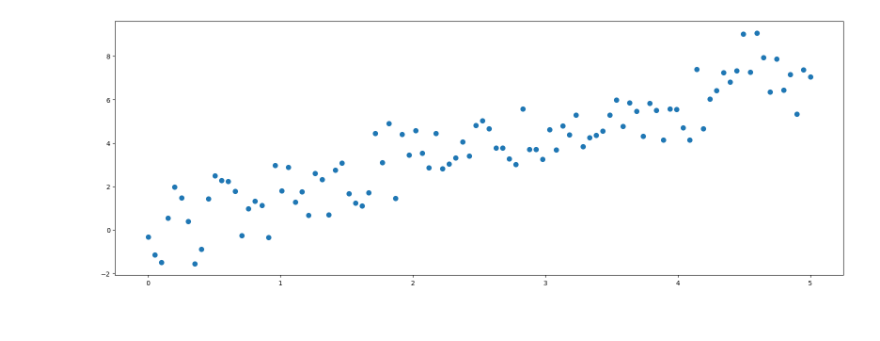
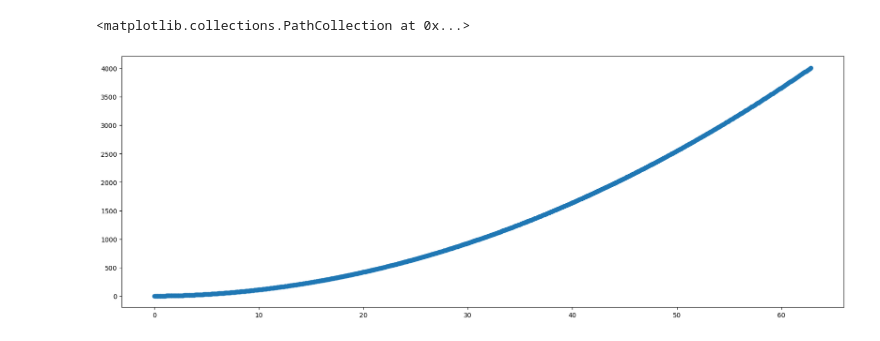
Before and after one commit to Mitchell-Mirano/Allison, a Jupyter notebook: experiments/graphs.ipynb, the cells around one changed output. Cells and saved outputs as stored; diff of their text form; code cells hidden in the pictures.

```diff
--- a/experiments/graphs.ipynb
+++ b/experiments/graphs.ipynb
@@ -4,18 +5,16 @@ import matplotlib.pyplot as plt
 # %%
-x1 = np.linspace(0, 5, 100)
-x2 = np.linspace(0, 5, 100)
+points = 1000
 
-X = np.column_stack((x1, x2))
+x1 = np.linspace(0,20*np.pi,points)
+x2 = np.linspace(0,20*np.pi,points)
 
-# y = x1**2 + x2 + 1.5 * np.random.randn(100)
-
-Y =   3*X[:, 0] -1.5 * X[:, 1] +  np.random.randn(100)
+y =  x1**2 + x2
 
 plt.figure(figsize=(20, 7))
-plt.scatter(X[:, 0], Y, s=50)
-plt.show()
+plt.scatter(x2, y)
 # %% [output]
+<matplotlib.collections.PathCollection at 0x...>
-[figure, old version]
+[figure, new version]
 # %%
 import numpy as np
 
```
Also changed, not shown: parts of 9 cells of this notebook.
